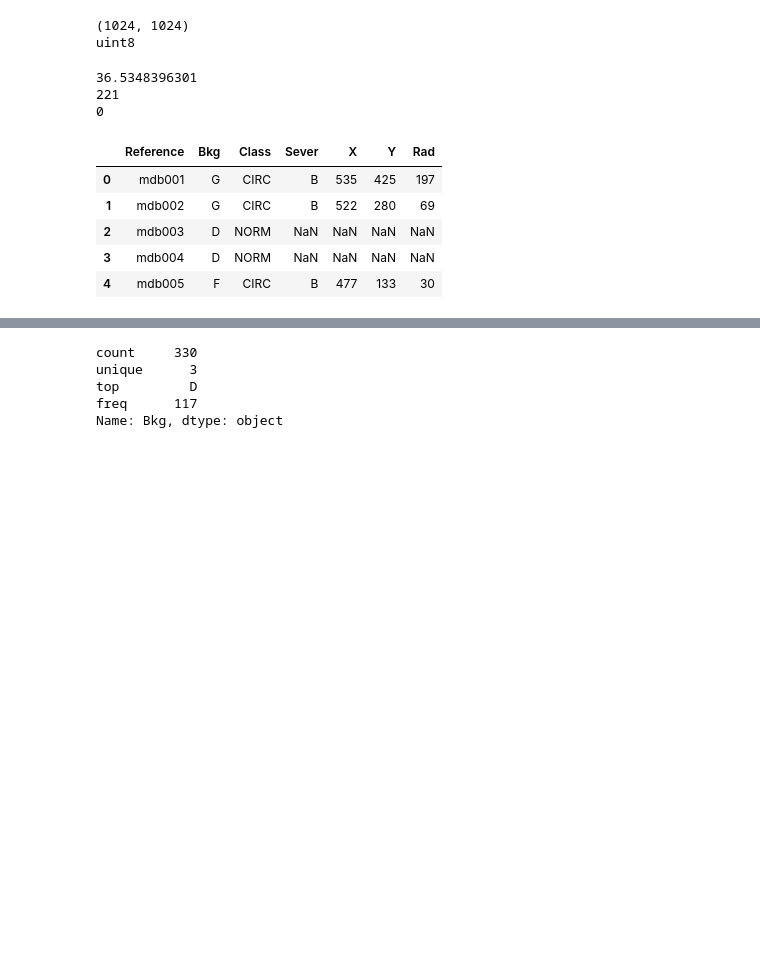
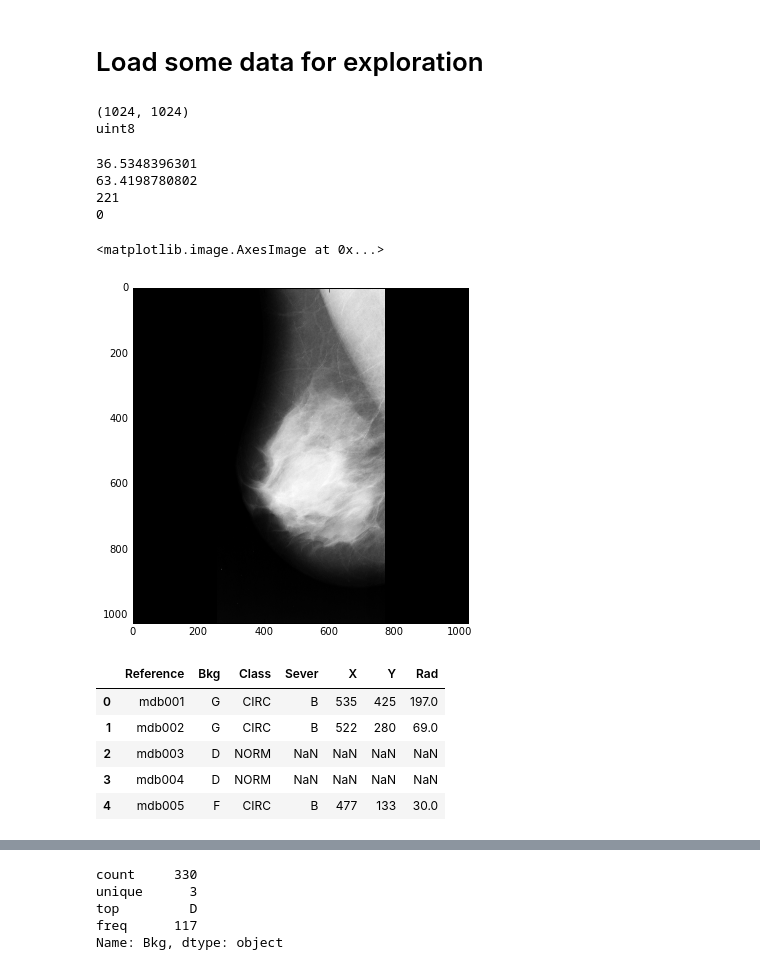
Before and after one commit to lishen/end2end-all-conv, a Jupyter notebook: MIAS.ipynb, the cells around one changed output, grey strips where cells are left out. Saved outputs shown, nothing was run; the diff lists cells and outputs as text; code cells hidden in the pictures; blank space fills up the shorter version.

```diff
--- a/MIAS.ipynb
+++ b/MIAS.ipynb
@@ -11 +9,3 @@ WARNING: pylab import has clobbered these variables: ['axes']
+# %% [markdown]
+# Load some data for exploration
 # %%
@@ -17,22 +17,31 @@ print img_001.dtype
 uint8
 # %%
 print img_001.mean()
+print img_001.std()
 print img_001.max()
 print img_001.min()
 # %% [output]
 36.5348396301
+63.4198780802
 221
 0
+# %%
+fig,ax = subplots()
+fig.set_size_inches([6, 6])
+ax.imshow(img_001, cmap='gray')
+# %% [output]
+<matplotlib.image.AxesImage at 0x...>
+[figure, added]
 # %%
-img_info_df = pd.read_csv('referenceData/MIAS/mammogram_info.csv', sep=" ")
+img_info_df = pd.read_csv('referenceData/MIAS/raw_data/mammogram_info.csv', sep=" ")
 img_info_df.head()
 # %% [output]
 |  | Reference | Bkg | Class | Sever | X | Y | Rad |
-| 0 | mdb001 | G | CIRC | B | 535 | 425 | 197 |
-| 1 | mdb002 | G | CIRC | B | 522 | 280 | 69 |
+| 0 | mdb001 | G | CIRC | B | 535 | 425 | 197.0 |
+| 1 | mdb002 | G | CIRC | B | 522 | 280 | 69.0 |
 | 2 | mdb003 | D | NORM | NaN | NaN | NaN | NaN |
 | 3 | mdb004 | D | NORM | NaN | NaN | NaN | NaN |
-| 4 | mdb005 | F | CIRC | B | 477 | 133 | 30 |
+| 4 | mdb005 | F | CIRC | B | 477 | 133 | 30.0 |
 # %%
 img_malign_df = img_info_df.loc[img_info_df['Sever'] == 'M']
 print img_malign_df.shape
```
Also changed, not shown: parts of 26 cells of this notebook.
